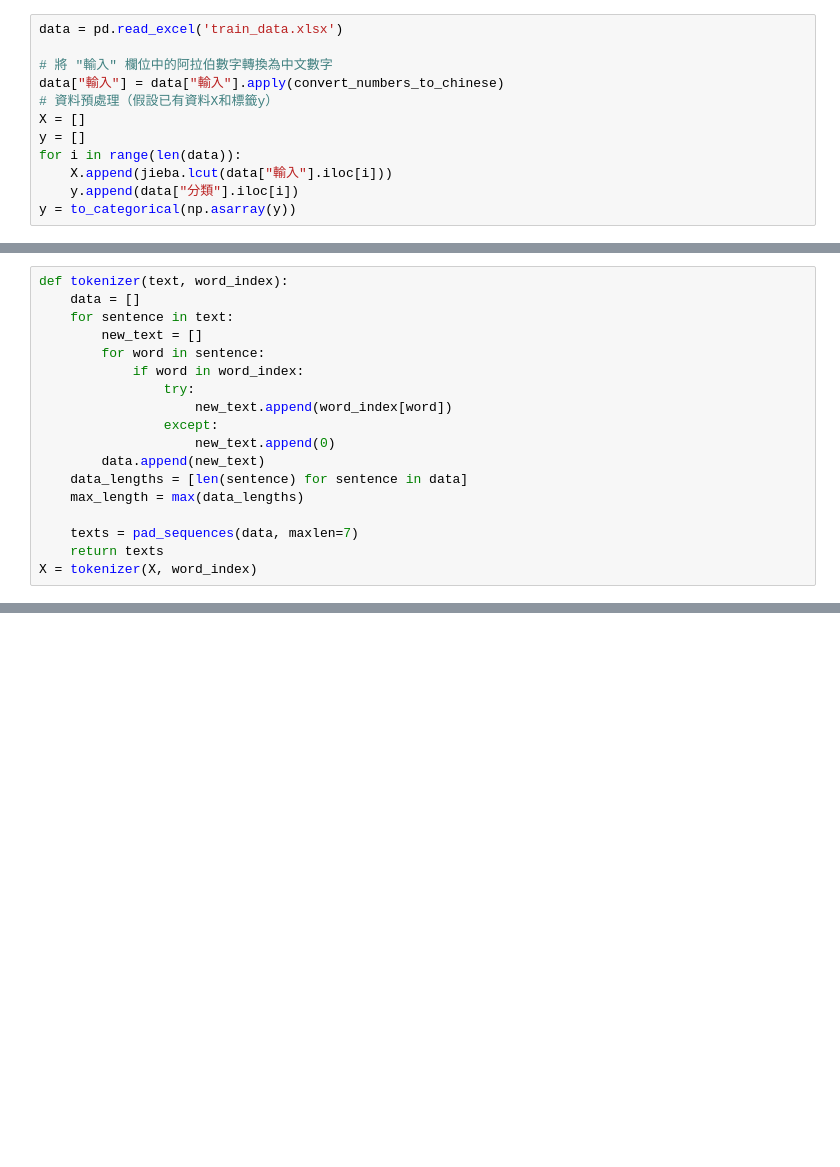
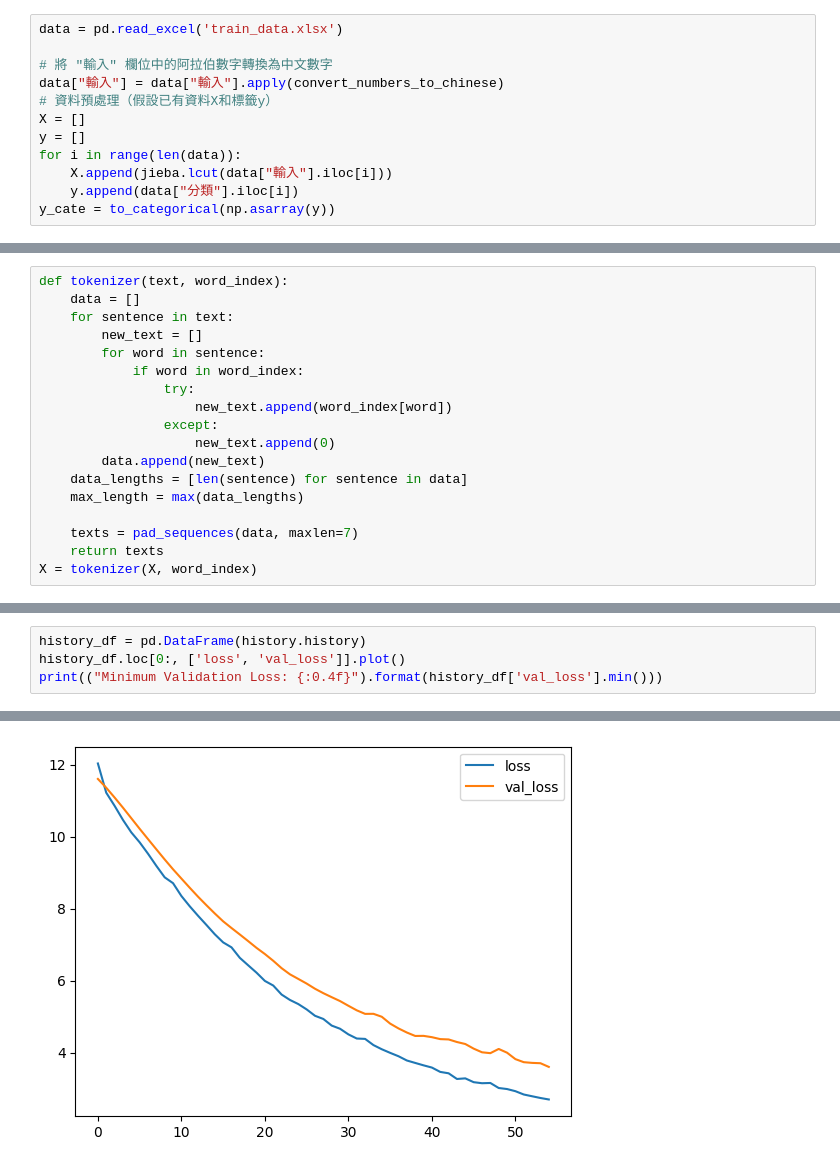
Before and after one commit to boristef/LULU, a Jupyter notebook: model.ipynb, the cells around one changed output, grey strips where cells are left out. Saved outputs shown, nothing was run; the diff lists cells and outputs as text; blank space fills up the shorter version.

```diff
--- a/model.ipynb
+++ b/model.ipynb
@@ -70,4 +63,4 @@ y = []
 for i in range(len(data)):
     X.append(jieba.lcut(data["輸入"].iloc[i]))
     y.append(data["分類"].iloc[i])
-y = to_categorical(np.asarray(y))
+y_cate = to_categorical(np.asarray(y))
@@ -221,0 +343,5 @@ print(f"中位數: {median_length}")
+# %%
+history_df = pd.DataFrame(history.history)
+history_df.loc[0:, ['loss', 'val_loss']].plot()
+print(("Minimum Validation Loss: {:0.4f}").format(history_df['val_loss'].min()))
+# %% [output]
@@ -221,0 +349 @@ print(f"中位數: {median_length}")
+[figure, added]
```
Also changed, not shown: parts of 17 cells of this notebook, 7 other files.
